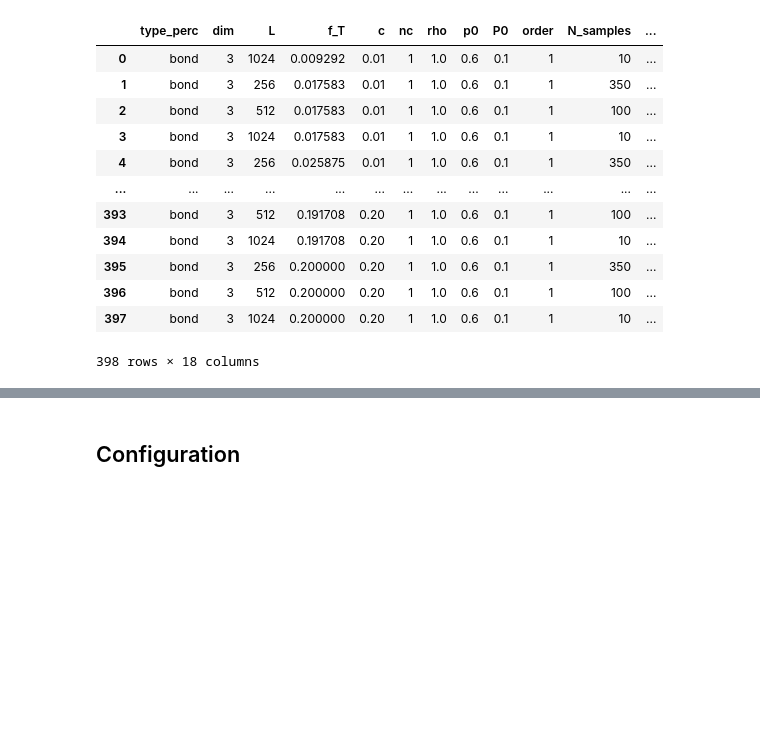
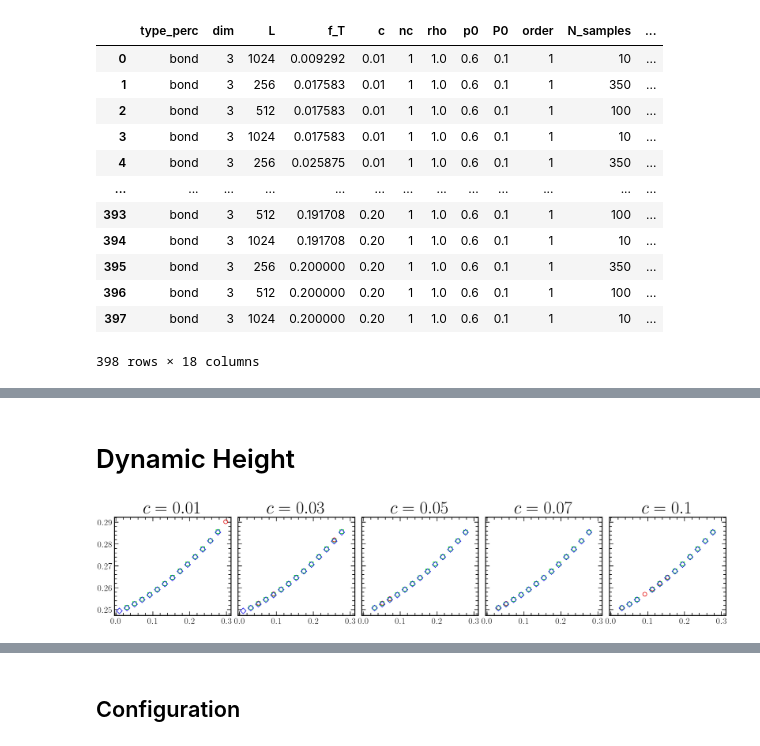
Before and after one commit to JuniorAlencar/self_organization_percolation, a Jupyter notebook: jupyter/study.ipynb, the cells around one changed output, grey strips where cells are left out. Saved outputs shown, nothing was run; the diff lists cells and outputs as text; code cells hidden in the pictures; blank space fills up the shorter version.

```diff
--- a/jupyter/study.ipynb
+++ b/jupyter/study.ipynb
@@ -60,3 +60,44 @@ df_dynamic
+# %% [markdown]
+# Dynamic Height
+# %%
+p0 = 0.6
+P0 = 0.1
+order = 0
+nc = 1
+L_lst = [256, 512, 1024]
+#c = 0.01
+nc_lst = [1]
+c_lst = [0.01, 0.03, 0.05, 0.07, 0.1]
+base = 4
+fig, axes = plt.subplots(len(nc_lst), len(c_lst), figsize=(len(c_lst)*base, len(nc_lst)*base), constrained_layout=True, sharey=True, sharex=True)
+markers = ['o', 's', 'D']
+fs_l_fig = 35
+fs_legend = 29
+fs_title = 40
+tick_size = 20
+tick_label_size = 25
+labels_size = 35
+fs_labels_fig = 40
+fs_l_fig = 35
+ms = 9
+mew = 1.4
+for idx_nc, nc in enumerate(nc_lst):
+    ymax = 0
+    for idx_c, c in enumerate(c_lst):
+        for idx, L in enumerate(L_lst):
+            ax = axes[idx_c]
+            rho = 1/nc
+            df_SUB = df_dynamic[(df_dynamic['type_perc']=='bond') & (df_dynamic['p0']==p0) & (df_dynamic['P0']==P0)
+                    & (df_dynamic['order']==order) & (df_dynamic['nc']==nc) & (df_dynamic['L']==L)
+                    & (df_dynamic['c']==c)].sort_values(by='f_T').reset_index(drop=True)
+            f_t = df_SUB['f_T'].values
+            pmean = df_SUB['p_mean'].values
+            ax.plot(f_t, pmean, marker=markers[idx],ms=ms, mew = mew, ls='None', label=f'$L={L}$',zorder=10, clip_on=False)
+            ax.set_title(f'$c={c}$', fontsize=fs_title)
+#plt.xlim(0.0, 0.3)
+plt.show()
+# %% [output]
+[figure, added]
 # %%
 import numpy as np
 import matplotlib.pyplot as plt
```
Also changed, not shown: parts of 3 cells of this notebook, 2 other files.
